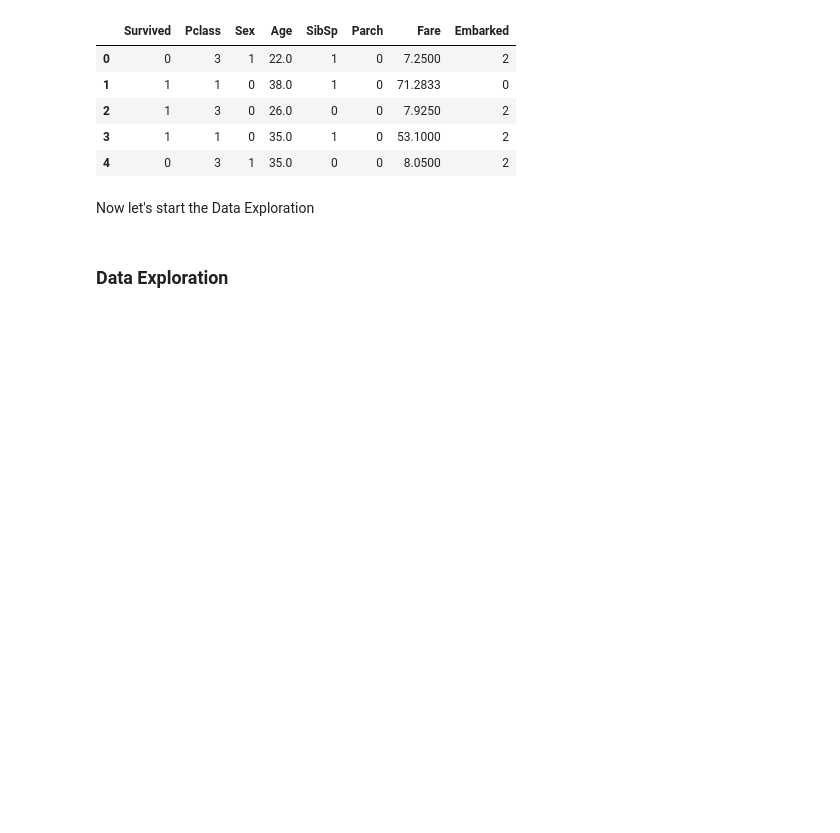
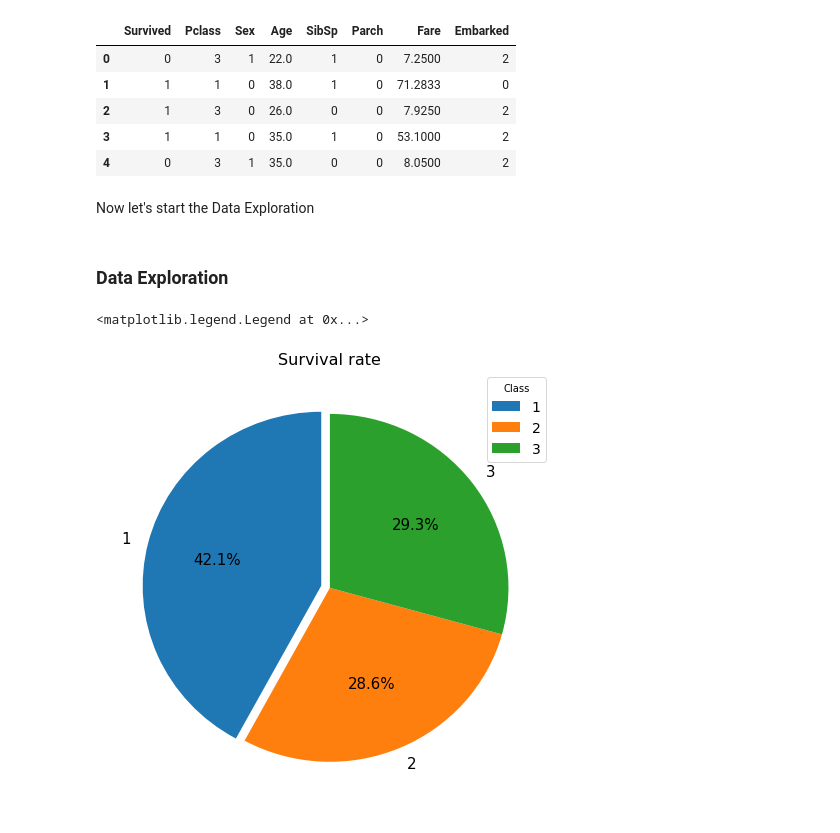
Before and after one commit to Ark93/TitanicDataset, a Jupyter notebook: toKaggle.ipynb, the cells around one changed output. Cells and saved outputs as stored; diff of their text form; code cells hidden in the pictures; blank space fills up the shorter version.

```diff
--- a/toKaggle.ipynb
+++ b/toKaggle.ipynb
@@ -150,6 +154,17 @@ titanic_df.head()
 Now let's start the Data Exploration
 # %% [markdown]
 ### Data Exploration
+# %%
+fig = plt.figure()
+ax = fig.add_subplot(111)
+titanic_df.groupby('Pclass').sum()['Survived'].plot.pie(
+    figsize = (8,8), autopct = '%1.1f%%', startangle = 90, fontsize = 15, explode=(0.05,0,0) )
+ax.set_ylabel('')
+ax.set_title('Survival rate', fontsize = 16)
+ax.legend(labels = titanic_df['Pclass'].unique().sort(), loc = "best", title='Class', fontsize=14)
+# %% [output]
+<matplotlib.legend.Legend at 0x...>
+[figure, added]
 # %%
 fig = plt.figure()
 ax = fig.add_subplot(111)
```
Also changed, not shown: parts of 58 cells of this notebook.
